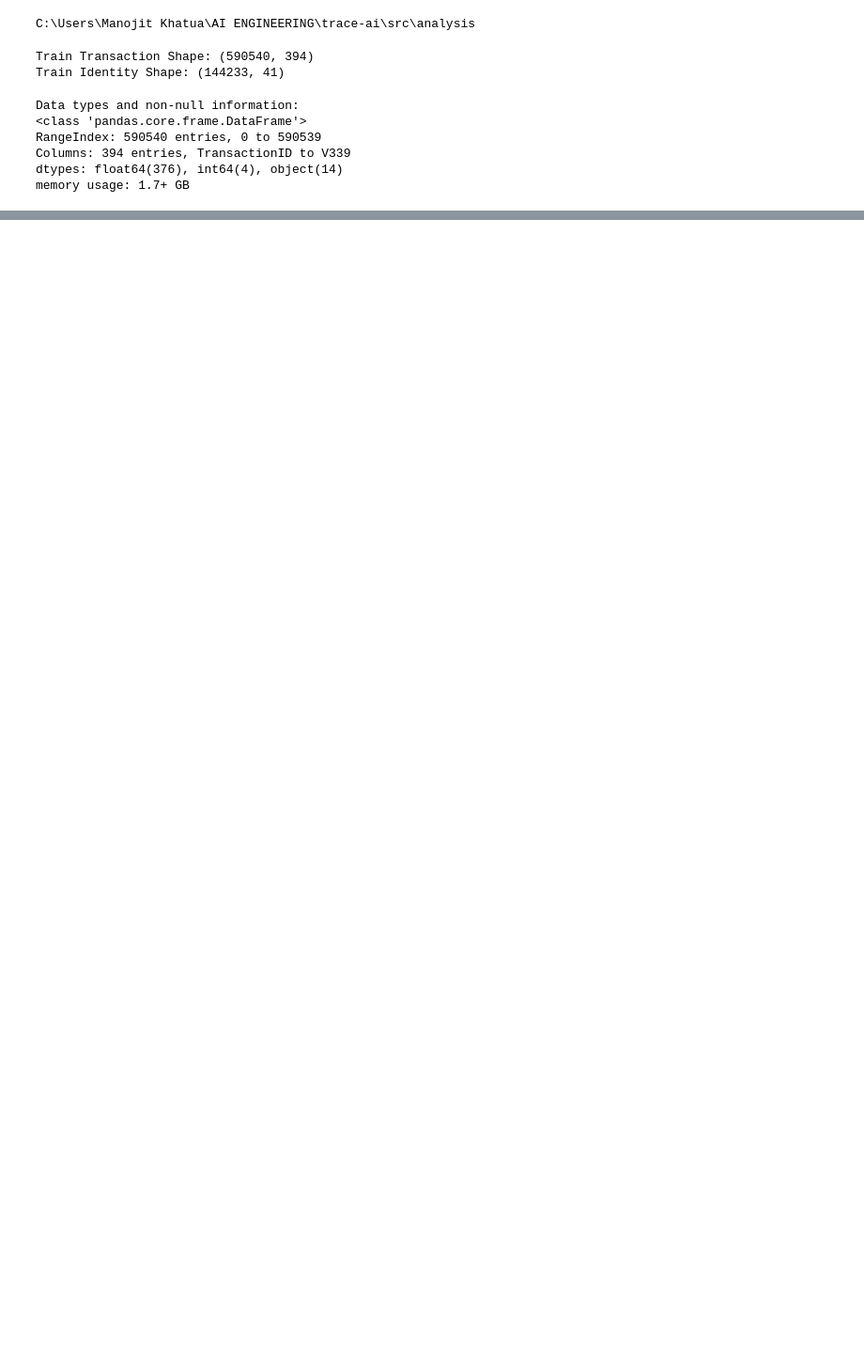
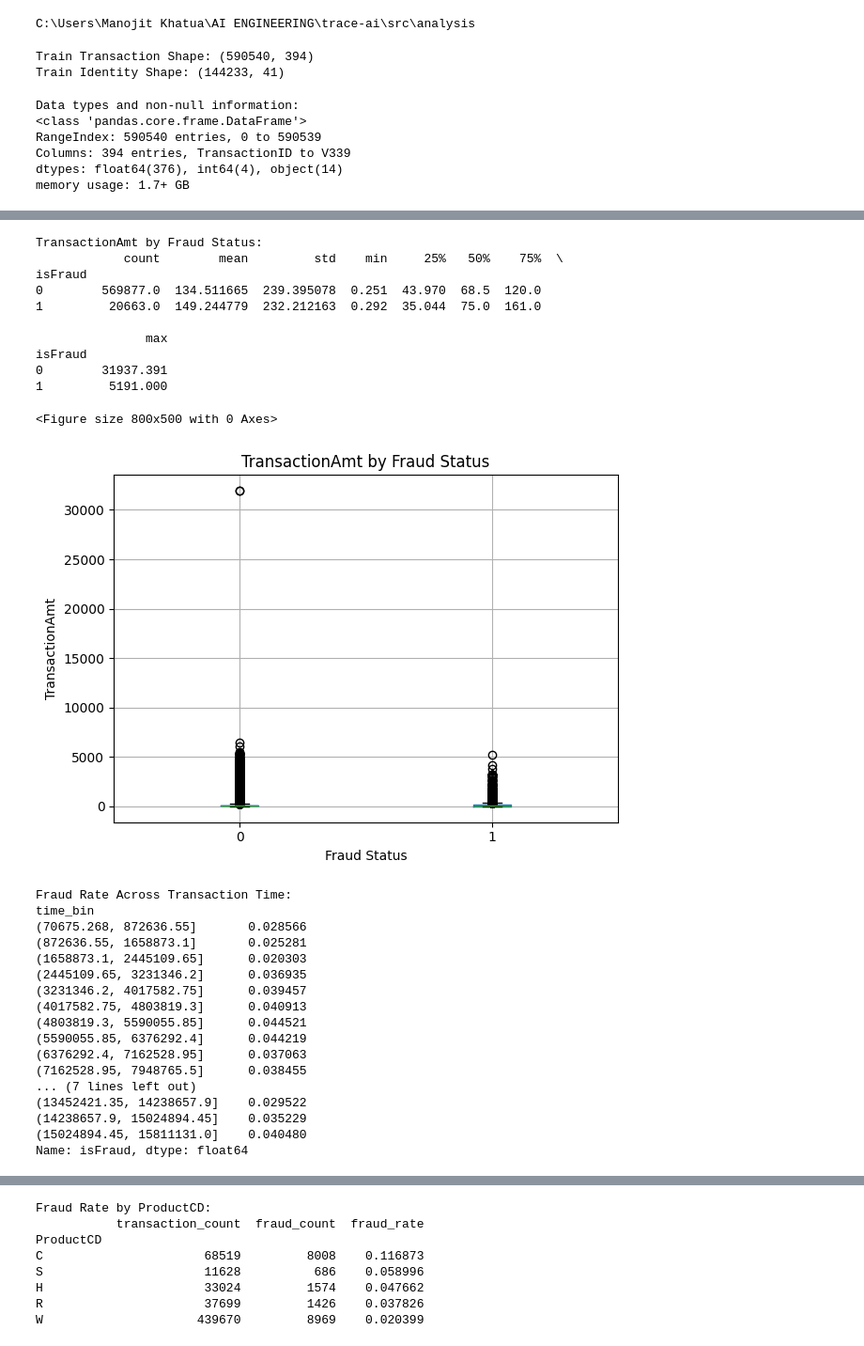
Before and after one commit to manojitkhatua/trace-ai, a Jupyter notebook: src/analysis/EDA.ipynb, the cells around one changed output, grey strips where cells are left out. Shown at 94% size. Saved outputs shown, nothing was run; the diff lists cells and outputs as text; code cells hidden in the pictures; blank space fills up the shorter version.

```diff
--- a/src/analysis/EDA.ipynb
+++ b/src/analysis/EDA.ipynb
@@ -84,0 +205,39 @@ So roughly 86% are missing for those fields.This is important.We should not auto
+# %%
+analyzer = BivariateAnalyzer(NumericalVsFraudStrategy("TransactionAmt"))
+amount_vs_fraud = analyzer.execute_analysis(train_transaction)
+analyzer.set_strategy(TemporalVsFraudStrategy())
+time_vs_fraud = analyzer.execute_analysis(train_transaction)
+analyzer.set_strategy(CategoricalVsFraudStrategy("ProductCD"))
+product_vs_fraud = analyzer.execute_analysis(train_transaction)
+analyzer.set_strategy(CategoricalVsFraudStrategy("card6"))
+card6_vs_fraud = analyzer.execute_analysis(train_transaction)
+# %% [output]
+TransactionAmt by Fraud Status:
+            count        mean         std    min     25%   50%    75%  \
+isFraud
+0        569877.0  134.511665  239.395078  0.251  43.970  68.5  120.0
+1         20663.0  149.244779  232.212163  0.292  35.044  75.0  161.0
+
+               max
+isFraud
+0        31937.391
+1         5191.000
+<Figure size 800x500 with 0 Axes>
+[figure, added]
+Fraud Rate Across Transaction Time:
+time_bin
+(70675.268, 872636.55]       0.028566
+(872636.55, 1658873.1]       0.025281
+(1658873.1, 2445109.65]      0.020303
+(2445109.65, 3231346.2]      0.036935
+(3231346.2, 4017582.75]      0.039457
+(4017582.75, 4803819.3]      0.040913
+(4803819.3, 5590055.85]      0.044521
+(5590055.85, 6376292.4]      0.044219
+(6376292.4, 7162528.95]      0.037063
+(7162528.95, 7948765.5]      0.038455
+... (7 lines left out)
+(13452421.35, 14238657.9]    0.029522
+(14238657.9, 15024894.45]    0.035229
+(15024894.45, 15811131.0]    0.040480
+Name: isFraud, dtype: float64
@@ -84,0 +245,8 @@ So roughly 86% are missing for those fields.This is important.We should not auto
+Fraud Rate by ProductCD:
+           transaction_count  fraud_count  fraud_rate
+ProductCD
+C                      68519         8008    0.116873
+S                      11628          686    0.058996
+H                      33024         1574    0.047662
+R                      37699         1426    0.037826
+W                     439670         8969    0.020399
```
Also changed, not shown: parts of 22 cells of this notebook, 6 other files.
